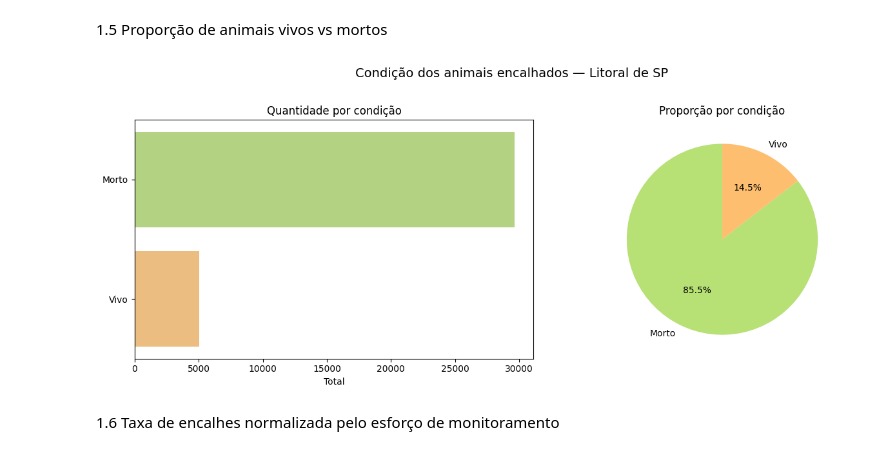
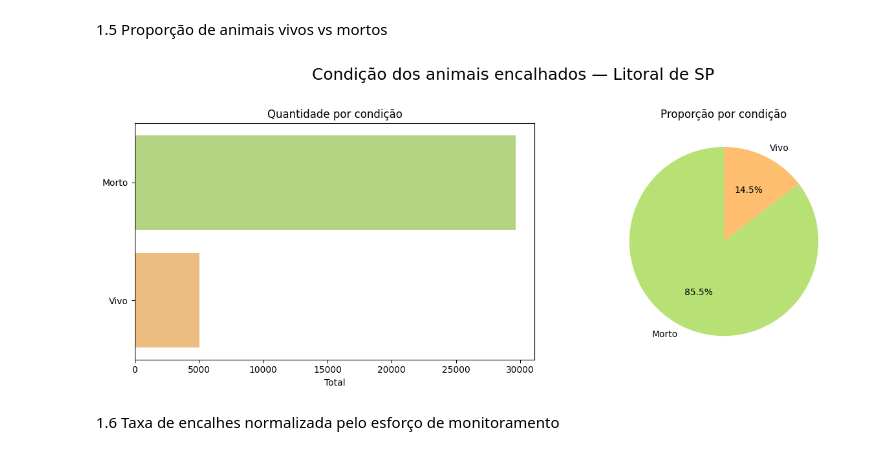
Before and after one commit to JonasCandid0/TCC-Univesp, a Jupyter notebook: tcc_analise_espacial_simba.ipynb, the cells around one changed output. Cells and saved outputs as stored; diff of their text form; code cells hidden in the pictures.

```diff
--- a/tcc_analise_espacial_simba.ipynb
+++ b/tcc_analise_espacial_simba.ipynb
@@ -488,27 +491,27 @@ Mammalia      3350
 # %%
 contagem_condicao = df_master['Condição'].value_counts().reset_index()
 contagem_condicao.columns = ['Condição', 'Total']
 
 fig, axes = plt.subplots(1, 2, figsize=(13, 5))
 
 # Gráfico de barras
 sns.barplot(data=contagem_condicao, x='Total', y='Condição', ax=axes[0],
             hue='Condição', palette='RdYlGn_r', legend=False)
 axes[0].set_title('Quantidade por condição', fontsize=12)
 axes[0].set_xlabel('Total')
 axes[0].set_ylabel('')
 
 # Gráfico de pizza
 axes[1].pie(contagem_condicao['Total'], labels=contagem_condicao['Condição'],
             autopct='%1.1f%%', startangle=90,
             colors=sns.color_palette('RdYlGn_r', len(contagem_condicao)))
 axes[1].set_title('Proporção por condição', fontsize=12)
 
-plt.suptitle('Condição dos animais encalhados — Litoral de SP', fontsize=14, y=1.02)
+plt.suptitle('Condição dos animais encalhados — Litoral de SP', fontsize=18, y=1.02)
 plt.tight_layout()
 plt.show()
 # %% [output]
-[figure, old version]
+[figure, new version]
 # %% [markdown]
 1.6 Taxa de encalhes normalizada pelo esforço de monitoramento
 # %%
```
Also changed, not shown: parts of 20 cells of this notebook.
